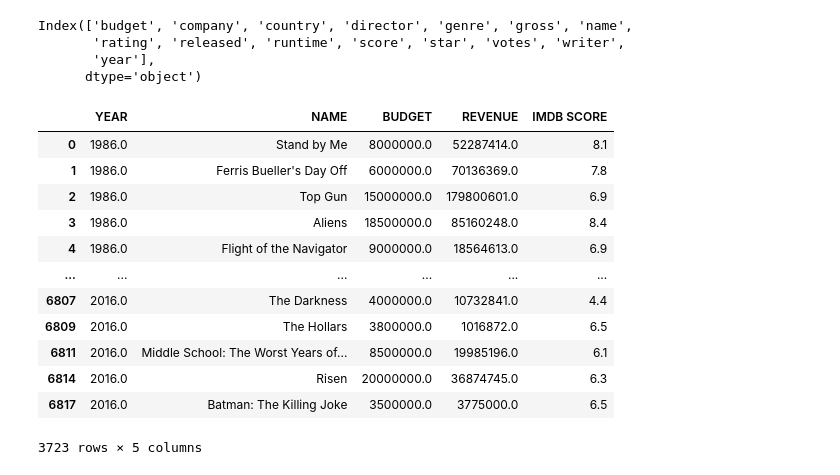
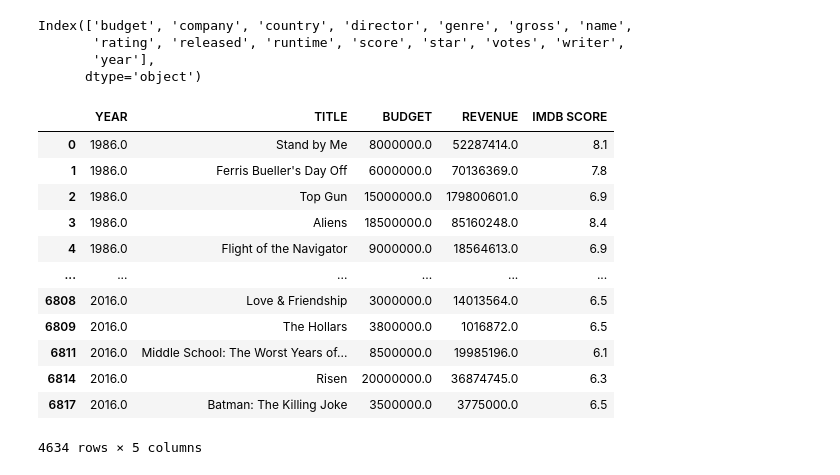
Before and after one commit to Mariehllrd/Project-Week-3-Data-Thieves, a Jupyter notebook: your-project/Movies Database Cleaning.ipynb, the cells around one changed output. Drawn from its saved outputs; the diff is of its cells as text; code cells hidden in the pictures.

```diff
--- a/your-project/Movies Database Cleaning.ipynb
+++ b/your-project/Movies Database Cleaning.ipynb
@@ -17,7 +20,7 @@ original_movies_db.head()
 movies_db = original_movies_db
 # %%
 # Filtering to just get 'USA' matches
-movies_db = movies_db[(movies_db['country'] == 'USA')]
+#movies_db = movies_db[(movies_db['country'] == 'USA')]
 
 
 # Filtering to just get 'BUDGET' not equal to 0.0
@@ -34,0 +46,5 @@ movies_db.head()
+# %%
+# Exclude year nan rows
+
+movies_db = movies_db.dropna()
+movies_db.isnull().sum()
@@ -44,26 +77,26 @@ Index(['budget', 'company', 'country', 'director', 'genre', 'gross', 'name',
 # %%
 # Selecting the columns we want to keep
 movies_db = movies_db[['year', 'name', 'budget', 'gross', 'score']]
 
 
 # Renaming the columns
-movies_db.columns = ['YEAR', 'NAME', 'BUDGET', 'REVENUE', 'IMDB SCORE']
+movies_db.columns = ['YEAR', 'TITLE', 'BUDGET', 'REVENUE', 'IMDB SCORE']
 
 movies_db
 # %% [output]
-|  | YEAR | NAME | BUDGET | REVENUE | IMDB SCORE |
+|  | YEAR | TITLE | BUDGET | REVENUE | IMDB SCORE |
 | 0 | 1986.0 | Stand by Me | 8000000.0 | 52287414.0 | 8.1 |
 | 1 | 1986.0 | Ferris Bueller's Day Off | 6000000.0 | 70136369.0 | 7.8 |
 | 2 | 1986.0 | Top Gun | 15000000.0 | 179800601.0 | 6.9 |
 | 3 | 1986.0 | Aliens | 18500000.0 | 85160248.0 | 8.4 |
 | 4 | 1986.0 | Flight of the Navigator | 9000000.0 | 18564613.0 | 6.9 |
 | ... | ... | ... | ... | ... | ... |
-| 6807 | 2016.0 | The Darkness | 4000000.0 | 10732841.0 | 4.4 |
+| 6808 | 2016.0 | Love & Friendship | 3000000.0 | 14013564.0 | 6.5 |
 | 6809 | 2016.0 | The Hollars | 3800000.0 | 1016872.0 | 6.5 |
 | 6811 | 2016.0 | Middle School: The Worst Years of... | 8500000.0 | 19985196.0 | 6.1 |
 | 6814 | 2016.0 | Risen | 20000000.0 | 36874745.0 | 6.3 |
 | 6817 | 2016.0 | Batman: The Killing Joke | 3500000.0 | 3775000.0 | 6.5 |
-3723 rows × 5 columns
+4634 rows × 5 columns
 # %%
 # Creating the '% BUDGET/REVENUE' column
 
```
Also changed, not shown: parts of 18 cells of this notebook, 3 other files.
